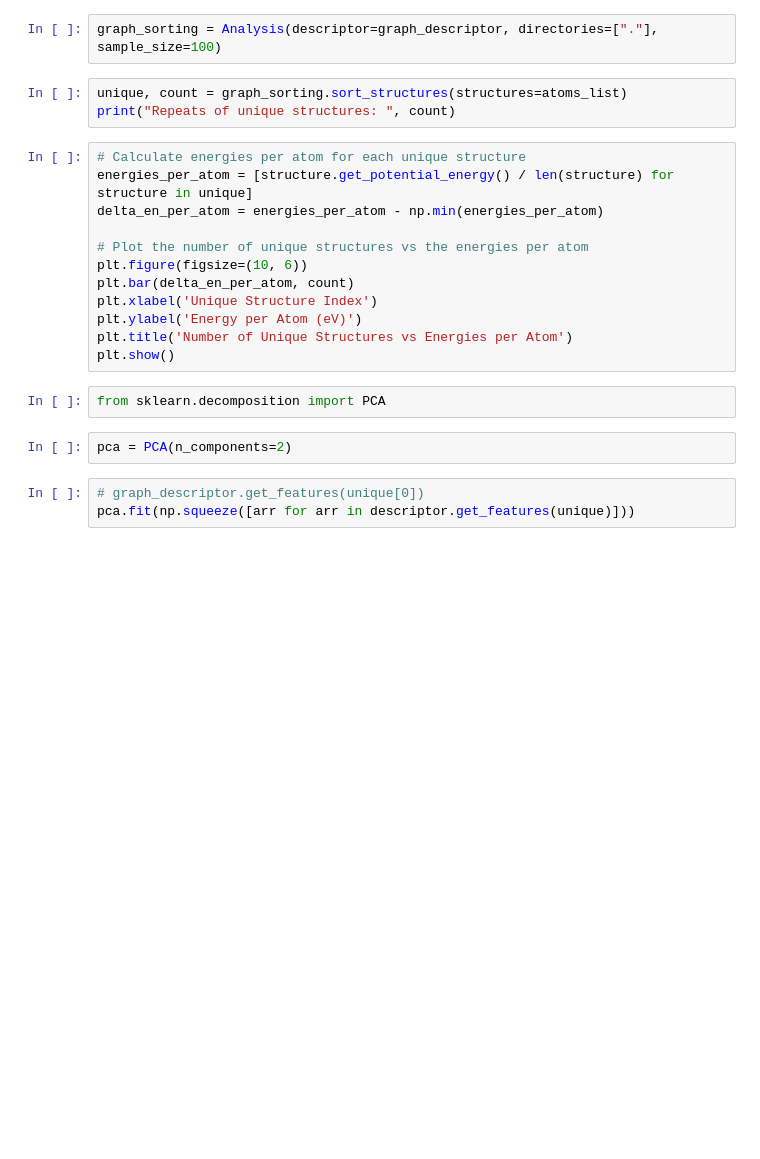
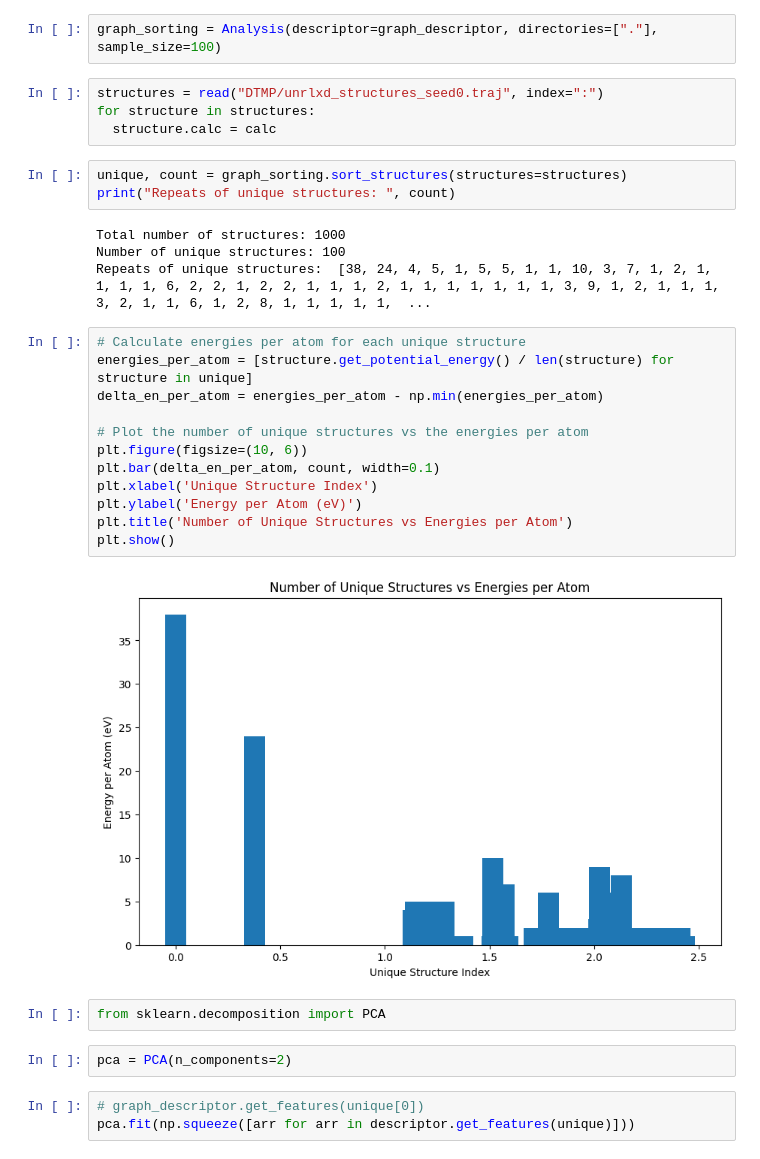
Before and after one commit to ExeQuantCode/RAFFLE, a Jupyter notebook: example/python_pkg/C_learn/DRAFFLE/sort_structures.ipynb, the cells around one changed output. Drawn from its saved outputs; the diff is of its cells as text; blank space fills up the shorter version.

```diff
--- a/example/python_pkg/C_learn/DRAFFLE/sort_structures.ipynb
+++ b/example/python_pkg/C_learn/DRAFFLE/sort_structures.ipynb
@@ -53,20 +78,30 @@ for poscar_file in poscar_files:
 # %%
 graph_sorting = Analysis(descriptor=graph_descriptor, directories=["."], sample_size=100)
+# %%
+structures = read("DTMP/unrlxd_structures_seed0.traj", index=":")
+for structure in structures:
+  structure.calc = calc
 # %%
-unique, count = graph_sorting.sort_structures(structures=atoms_list)
+unique, count = graph_sorting.sort_structures(structures=structures)
 print("Repeats of unique structures: ", count)
+# %% [output]
+Total number of structures: 1000
+Number of unique structures: 100
+Repeats of unique structures:  [38, 24, 4, 5, 1, 5, 5, 1, 1, 10, 3, 7, 1, 2, 1, 1, 1, 1, 6, 2, 2, 1, 2, 2, 1, 1, 1, 2, 1, 1, 1, 1, 1, 1, 1, 3, 9, 1, 2, 1, 1, 1, 3, 2, 1, 1, 6, 1, 2, 8, 1, 1, 1, 1, 1,  ...
 # %%
 # Calculate energies per atom for each unique structure
 energies_per_atom = [structure.get_potential_energy() / len(structure) for structure in unique]
 delta_en_per_atom = energies_per_atom - np.min(energies_per_atom)
 
 # Plot the number of unique structures vs the energies per atom
 plt.figure(figsize=(10, 6))
-plt.bar(delta_en_per_atom, count)
+plt.bar(delta_en_per_atom, count, width=0.1)
 plt.xlabel('Unique Structure Index')
 plt.ylabel('Energy per Atom (eV)')
 plt.title('Number of Unique Structures vs Energies per Atom')
 plt.show()
+# %% [output]
+[figure, added]
 # %%
 from sklearn.decomposition import PCA
 # %%
```
Also changed, not shown: parts of 7 cells of this notebook, 1 other file.
